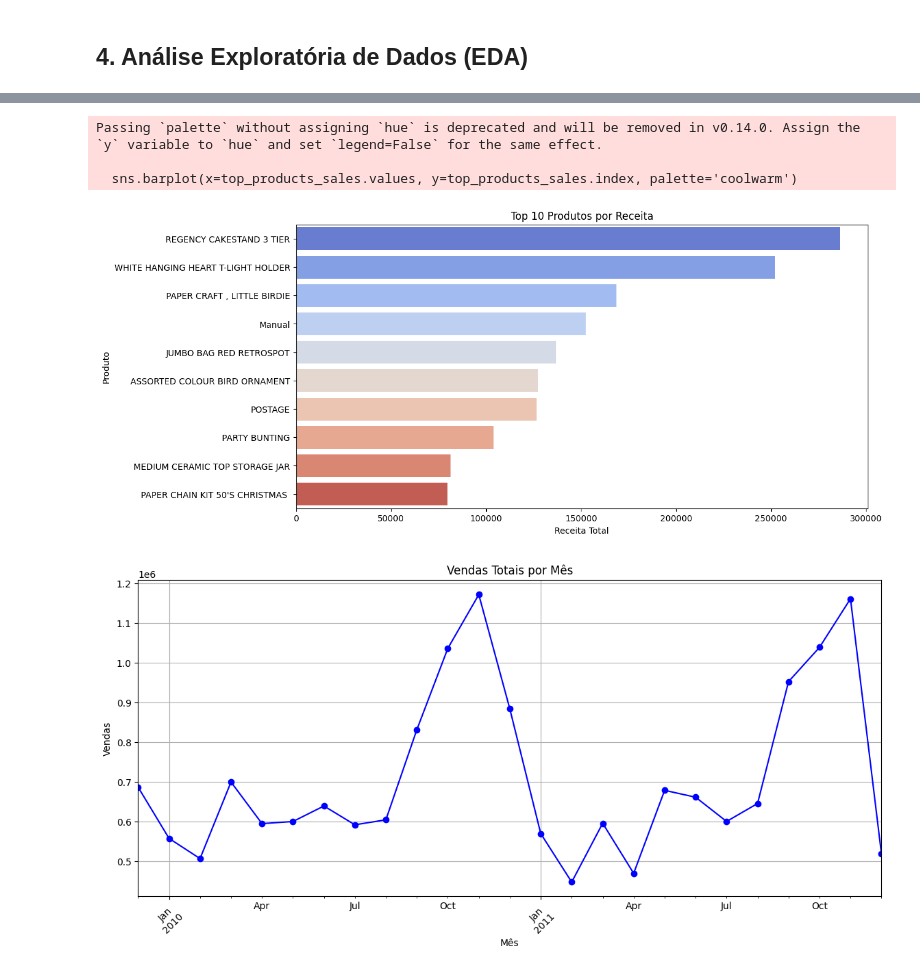
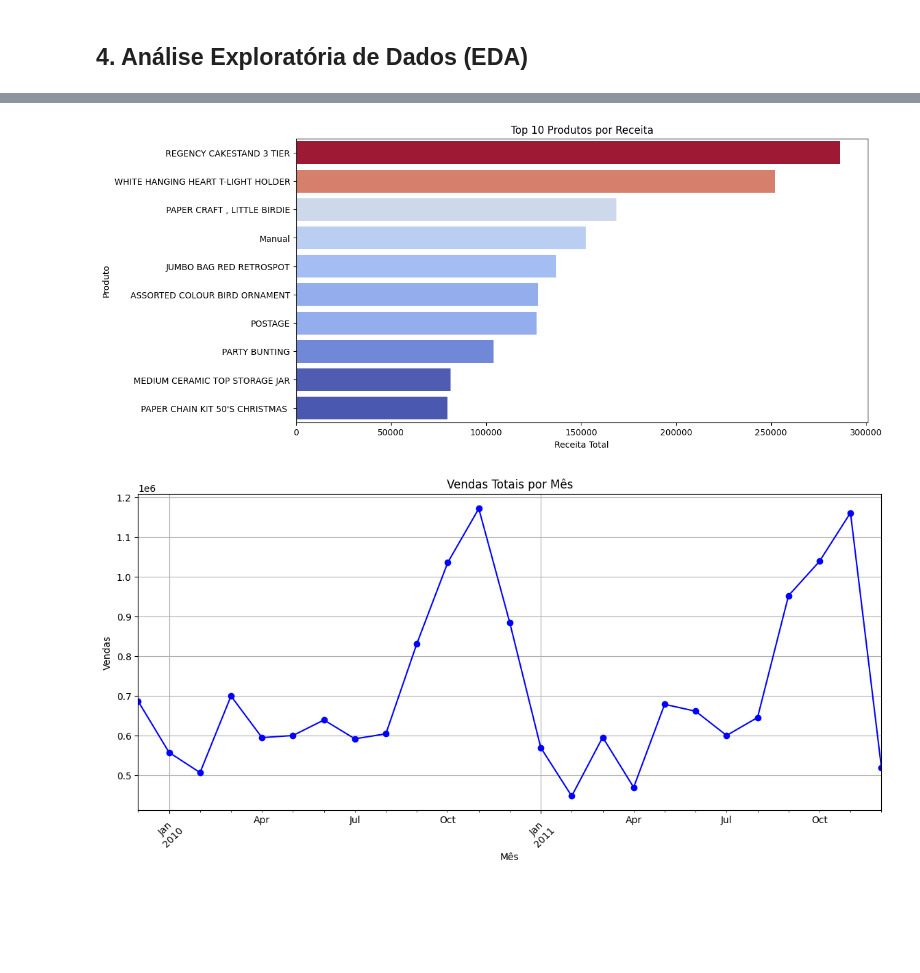
Before and after one commit to rafael-a-ribeiro/Portfolio, a Jupyter notebook: Segmentação RFM Marketing.ipynb, the cells around one changed output, grey strips where cells are left out. Cells and saved outputs as stored; diff of their text form; code cells hidden in the pictures; blank space fills up the shorter version.

```diff
--- a/Segmentação RFM Marketing.ipynb
+++ b/Segmentação RFM Marketing.ipynb
@@ -106,17 +100,14 @@ Passing `palette` without assigning `hue` is deprecated and will be removed in v
 # %%
 # Top 10 Produtos com maior receita (Sales)
 top_products_sales = df.groupby('Description')['Sales'].sum().sort_values(ascending=False).head(10)
 plt.figure(figsize=(12, 6))
-sns.barplot(x=top_products_sales.values, y=top_products_sales.index, palette='coolwarm')
+sns.barplot(x=top_products_sales.values, y=top_products_sales.index, hue=top_products_sales.values, palette='coolwarm', legend=False)
 plt.title('Top 10 Produtos por Receita')
 plt.xlabel('Receita Total')
 plt.ylabel('Produto')
 plt.show()
 # %% [output]
-Passing `palette` without assigning `hue` is deprecated and will be removed in v0.14.0. Assign the `y` variable to `hue` and set `legend=False` for the same effect.
-
-  sns.barplot(x=top_products_sales.values, y=top_products_sales.index, palette='coolwarm')
-[figure, old version]
+[figure, new version]
 # %%
 # Vendas por Mês (Ano-Mês)
 df['MonthYear'] = df['InvoiceDate'].dt.to_period('M')
```
Also changed, not shown: parts of 22 cells of this notebook, 2 other files.
